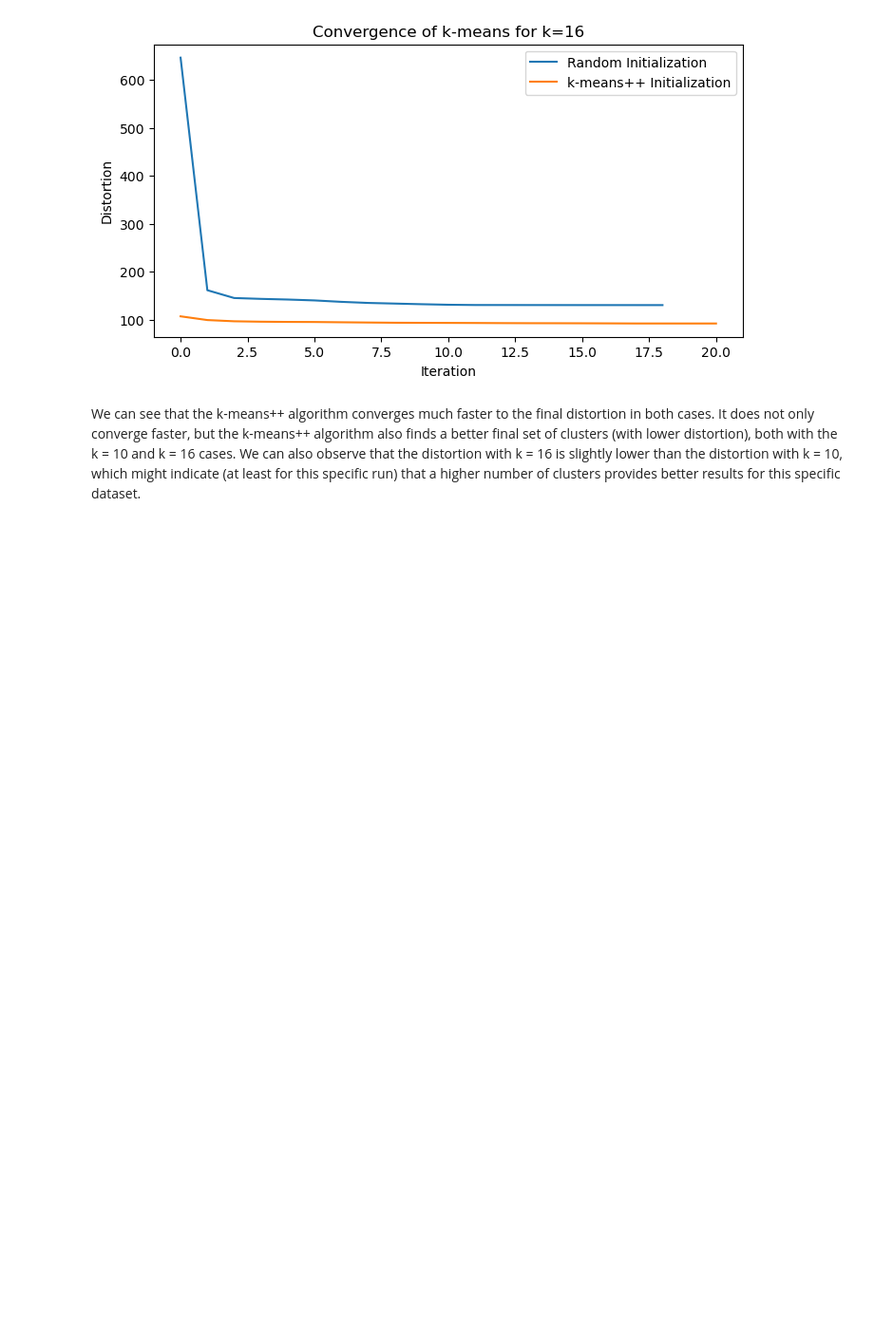
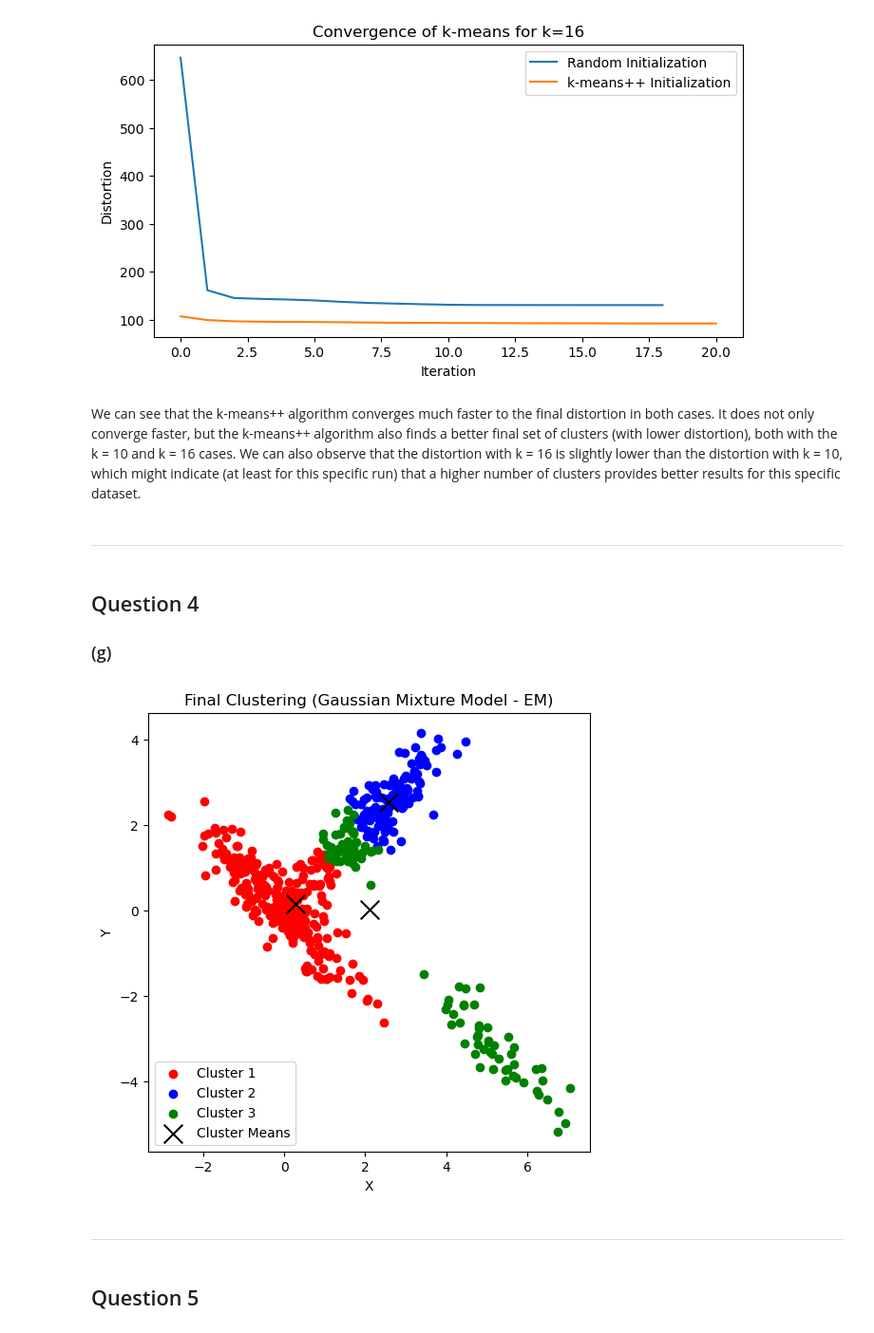
Before and after one commit to pysojic/MachineLearning, a Jupyter notebook: Assignments/Assignment1/Assignment1.ipynb, the cells around one changed output. Shown at 95% size. Drawn from its saved outputs; the diff is of its cells as text; code cells hidden in the pictures; blank space fills up the shorter version.

Commit message:
Assignment 1

```diff
--- a/Assignments/Assignment1/Assignment1.ipynb
+++ b/Assignments/Assignment1/Assignment1.ipynb
@@ -228,3 +228,9 @@ for k in ks:
 [figure]
 # %% [markdown]
 We can see that the k-means++ algorithm converges much faster to the final distortion in both cases. It does not only converge faster, but the k-means++ algorithm also finds a better final set of clusters (with lower distortion), both with the k = 10 and k = 16 cases. We can also observe that the distortion with k = 16 is slightly lower than the distortion with k = 10, which might indicate (at least for this specific run) that a higher number of clusters provides better results for this specific dataset.
+# %% [markdown]
+***
+# %% [markdown]
+## Question 4
+
+### (g)
@@ -230,0 +279,22 @@ We can see that the k-means++ algorithm converges much faster to the final disto
+# %%
+means, covariances, pis, responsibilities, log_likelihoods = em_gmm(X, k, max_iter=100)
+# For clustering visualization, assign each point to the component with highest responsibility.
+labels_em = np.argmax(responsibilities, axis=1)
+
+plt.figure(figsize=(6, 6))
+colors = ['red', 'blue', 'green']
+for i in range(k):
+    plt.scatter(X[labels_em == i, 0], X[labels_em == i, 1], color=colors[i], label=f'Cluster {i+1}')
+# Mark the cluster means
+plt.scatter(means[:, 0], means[:, 1], marker='x', s=200, color='black', label='Cluster Means')
+plt.title('Final Clustering (Gaussian Mixture Model - EM)')
+plt.xlabel('X')
+plt.ylabel('Y')
+plt.legend()
+plt.show()
+# %% [output]
+[figure, added]
+# %% [markdown]
+***
+# %% [markdown]
+## Question 5
```
Also changed, not shown: parts of 4 cells of this notebook.
